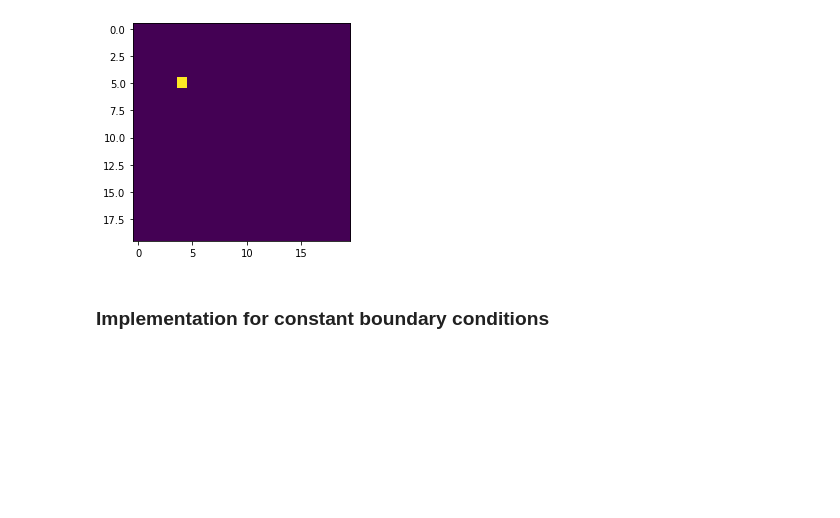
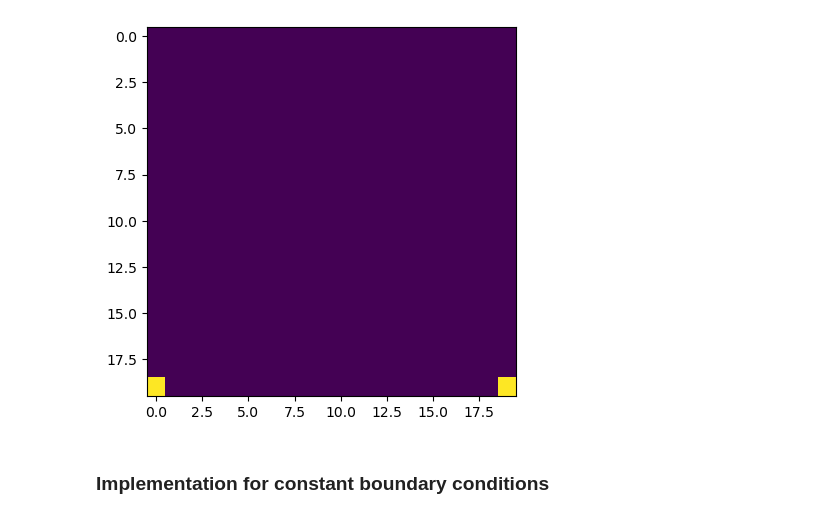
Before and after one commit to POET-Simulator/tug, a Jupyter notebook: proto/FTCS.ipynb, the cells around one changed output. Cells and saved outputs as stored; diff of their text form; code cells hidden in the pictures; blank space fills up the shorter version.

```diff
--- a/proto/FTCS.ipynb
+++ b/proto/FTCS.ipynb
@@ -36,13 +36,14 @@ if time_step > max_stable_time_step:
 # %%
 # initialize environment with start values
 C_t = np.zeros((grid_size['x'],grid_size['y']))
-C_t[5,4] = 2000
+C_t[19,0] = 2000
+C_t[19,19] = 2000
 
 
 plt.imshow(C_t, vmin=0, vmax=2000)
 plt.show()
 # %% [output]
-[figure, old version]
+[figure, new version]
 # %%
 # calculate mean between two cells
 def alpha_interblock(alpha1, alpha2, harmonic=False):
```
Also changed, not shown: parts of 2 cells of this notebook, 1 other file.
